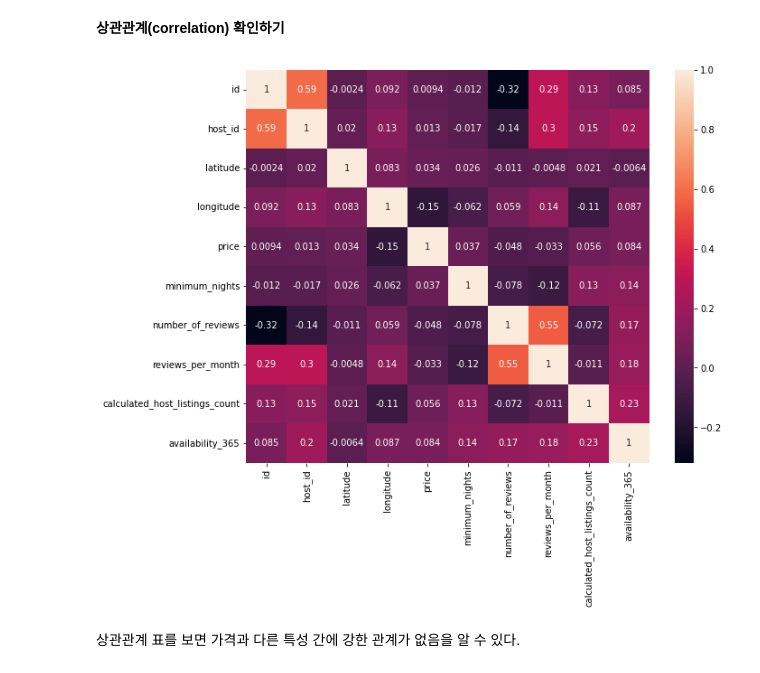
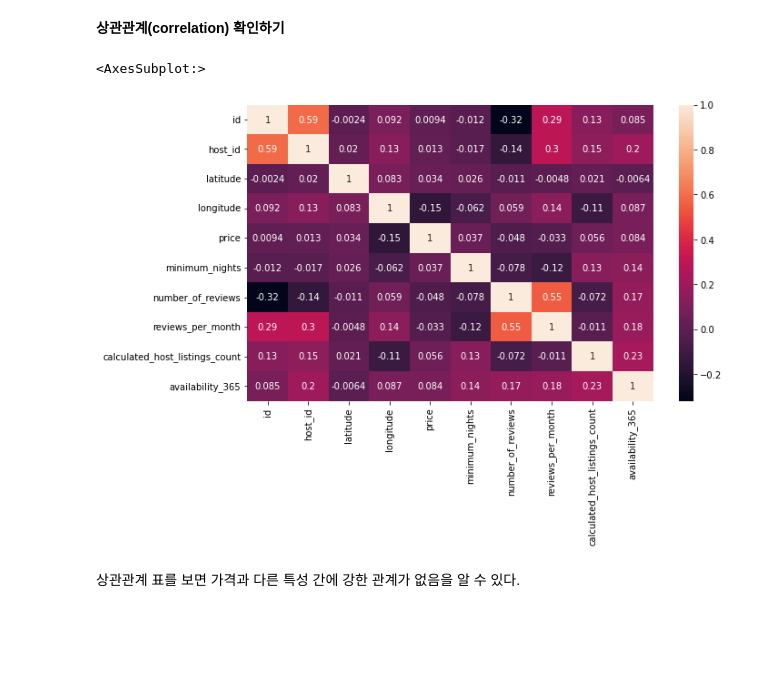
Before and after one commit to pingpeng1017/aiffel_project, a Jupyter notebook: [10-2]airbnb_new_york_city.ipynb, the cells around one changed output. Cells and saved outputs as stored; diff of their text form; code cells hidden in the pictures; blank space fills up the shorter version.

```diff
--- a/[10-2]airbnb_new_york_city.ipynb
+++ b/[10-2]airbnb_new_york_city.ipynb
@@ -109,10 +117,11 @@ dtype: int64
 # %% [markdown]
 **상관관계(correlation) 확인하기**
 # %%
-plt.subplots(figsize=(10, 8))
-sns.heatmap(train.corr(), annot=True);
+plt.subplots(figsize=(10, 6))
+sns.heatmap(train.corr(), annot=True)
 # %% [output]
+<AxesSubplot:>
-[figure, old version]
+[figure, new version]
 # %% [markdown]
 상관관계 표를 보면 가격과 다른 특성 간에 강한 관계가 없음을 알 수 있다.
 # %% [markdown]
```
Also changed, not shown: parts of 23 cells of this notebook.
